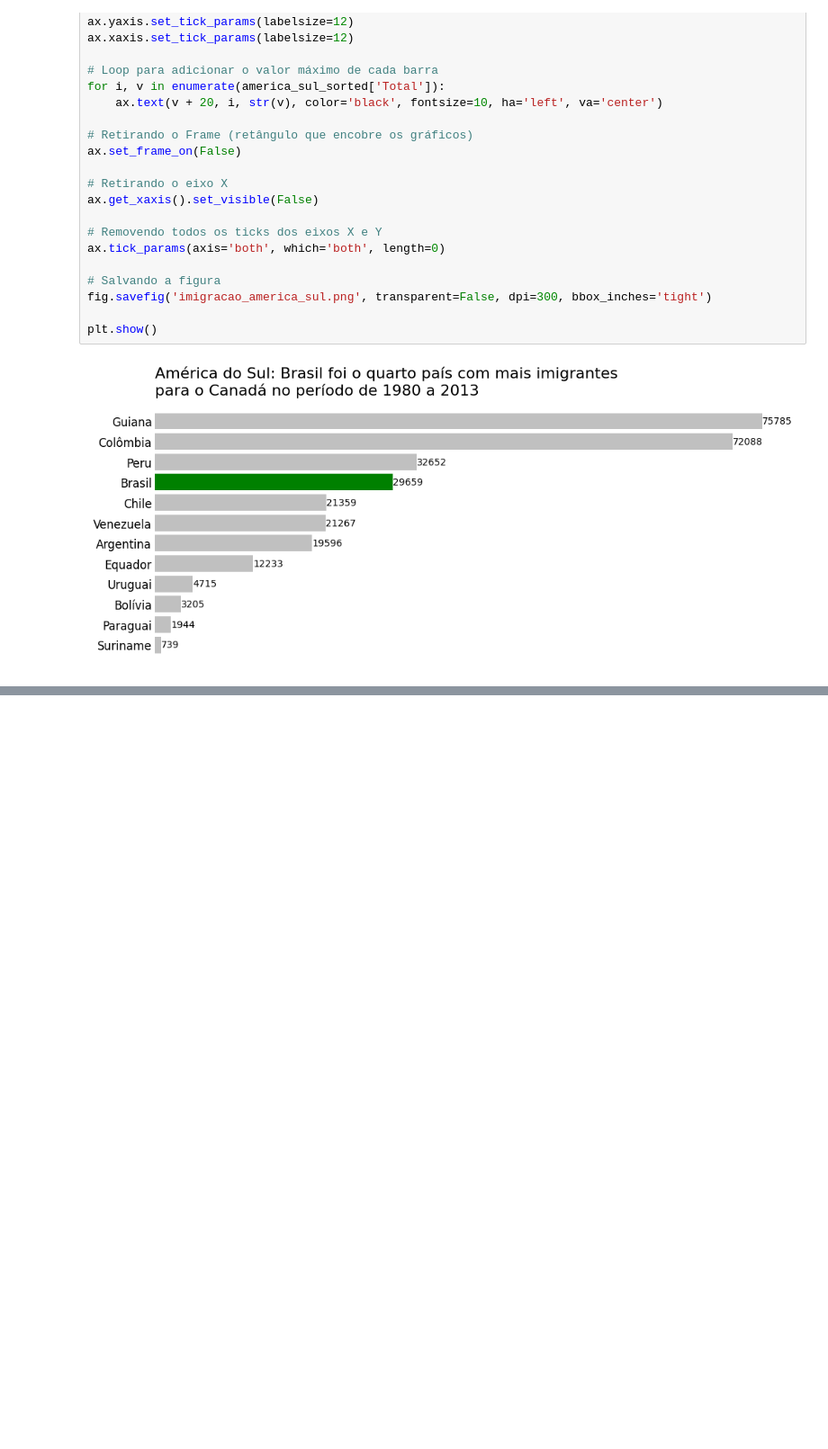
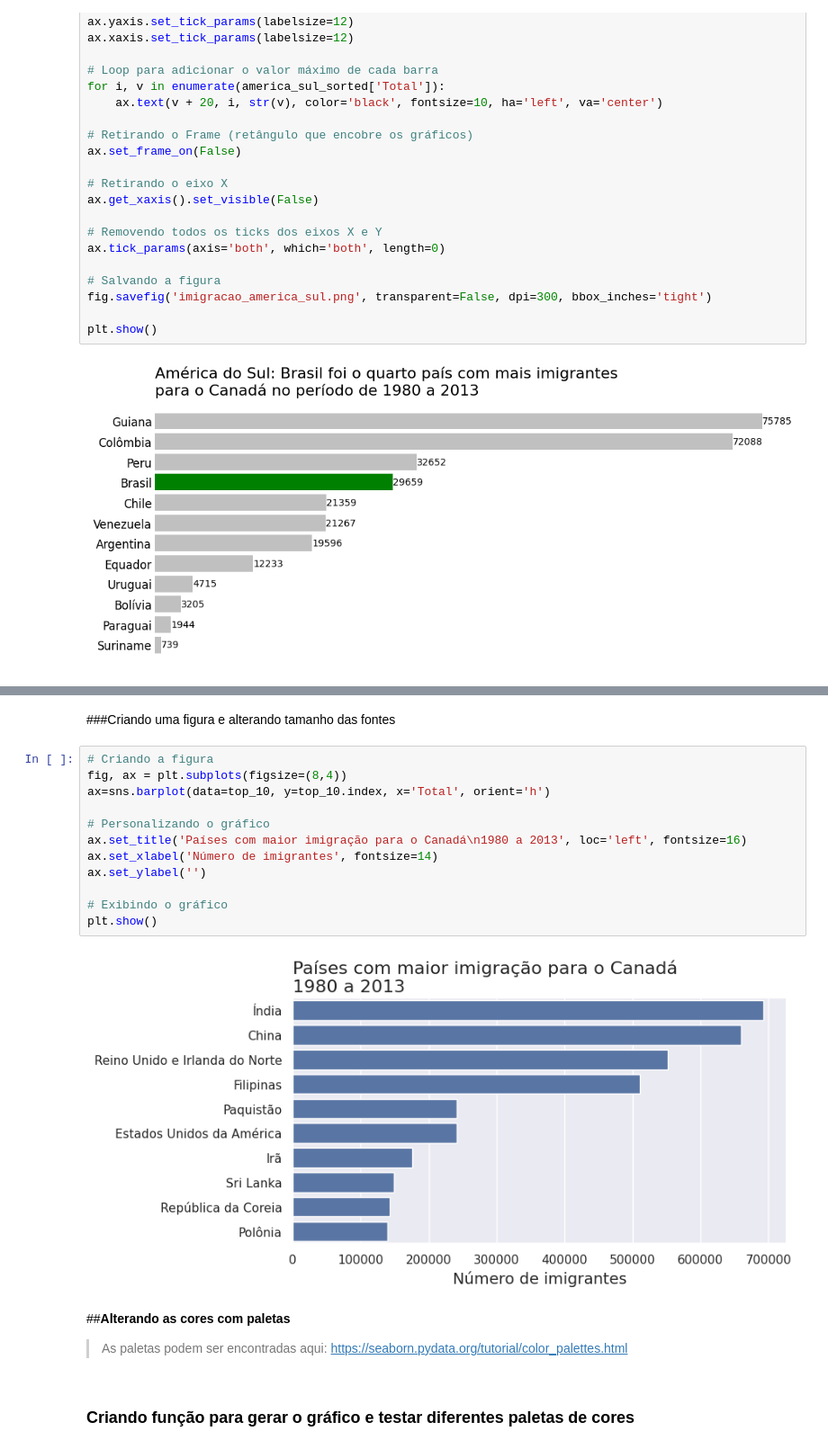
Before and after one commit to rgrAndrade/DataViz-Consultoria-Imigracao, a Jupyter notebook: consultoria_imigracao.ipynb, the cells around one changed output, grey strips where cells are left out. Shown at 90% size. Saved outputs shown, nothing was run; the diff lists cells and outputs as text; blank space fills up the shorter version.

```diff
--- a/consultoria_imigracao.ipynb
+++ b/consultoria_imigracao.ipynb
@@ -922,0 +980,21 @@ plt.show()
+# %% [markdown]
+###Criando uma figura e alterando tamanho das fontes
+# %%
+# Criando a figura
+fig, ax = plt.subplots(figsize=(8,4))
+ax=sns.barplot(data=top_10, y=top_10.index, x='Total', orient='h')
+
+# Personalizando o gráfico
+ax.set_title('Países com maior imigração para o Canadá\n1980 a 2013', loc='left', fontsize=16)
+ax.set_xlabel('Número de imigrantes', fontsize=14)
+ax.set_ylabel('')
+
+# Exibindo o gráfico
+plt.show()
+# %% [output]
+[figure, added]
+# %% [markdown]
+##**Alterando as cores com paletas**
+> As paletas podem ser encontradas aqui: https://seaborn.pydata.org/tutorial/color_palettes.html
+# %% [markdown]
+### Criando função para gerar o gráfico e testar diferentes paletas de cores
```
Also changed, not shown: parts of 33 cells of this notebook.
